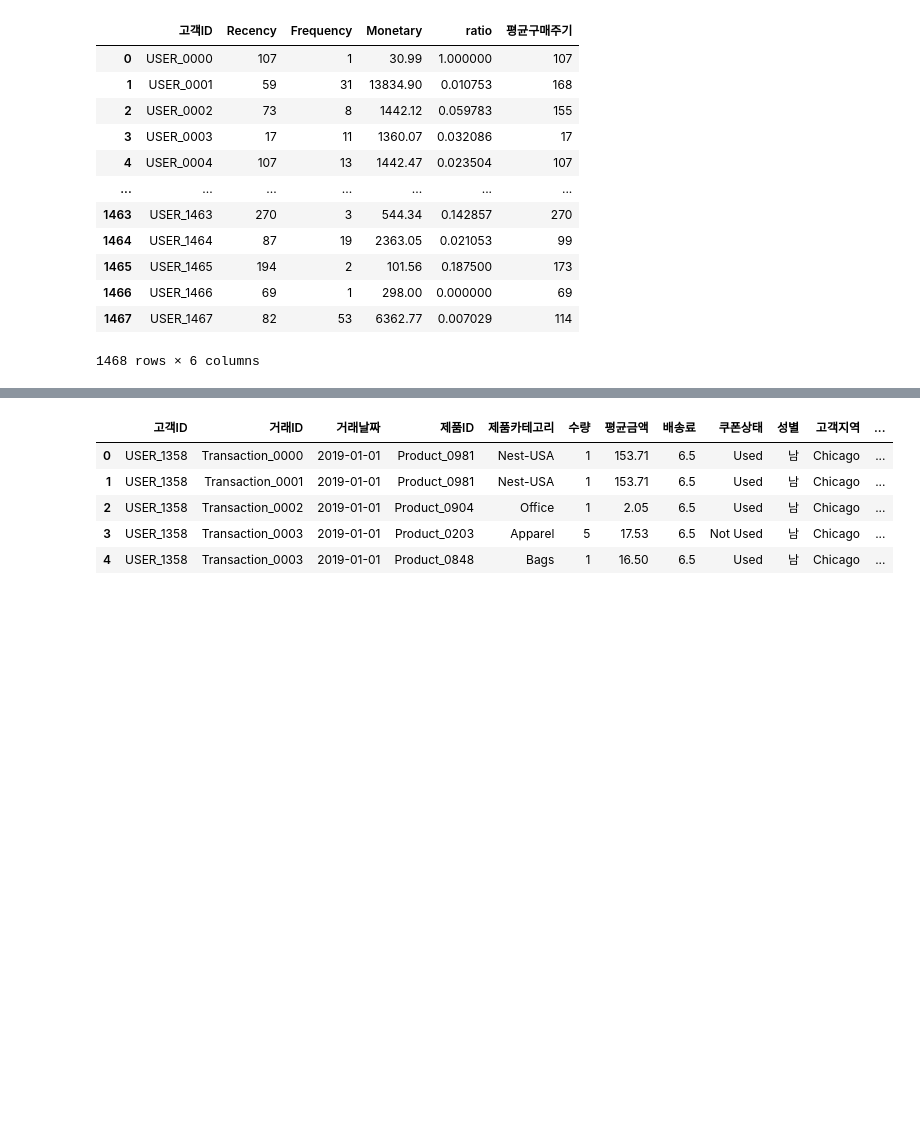
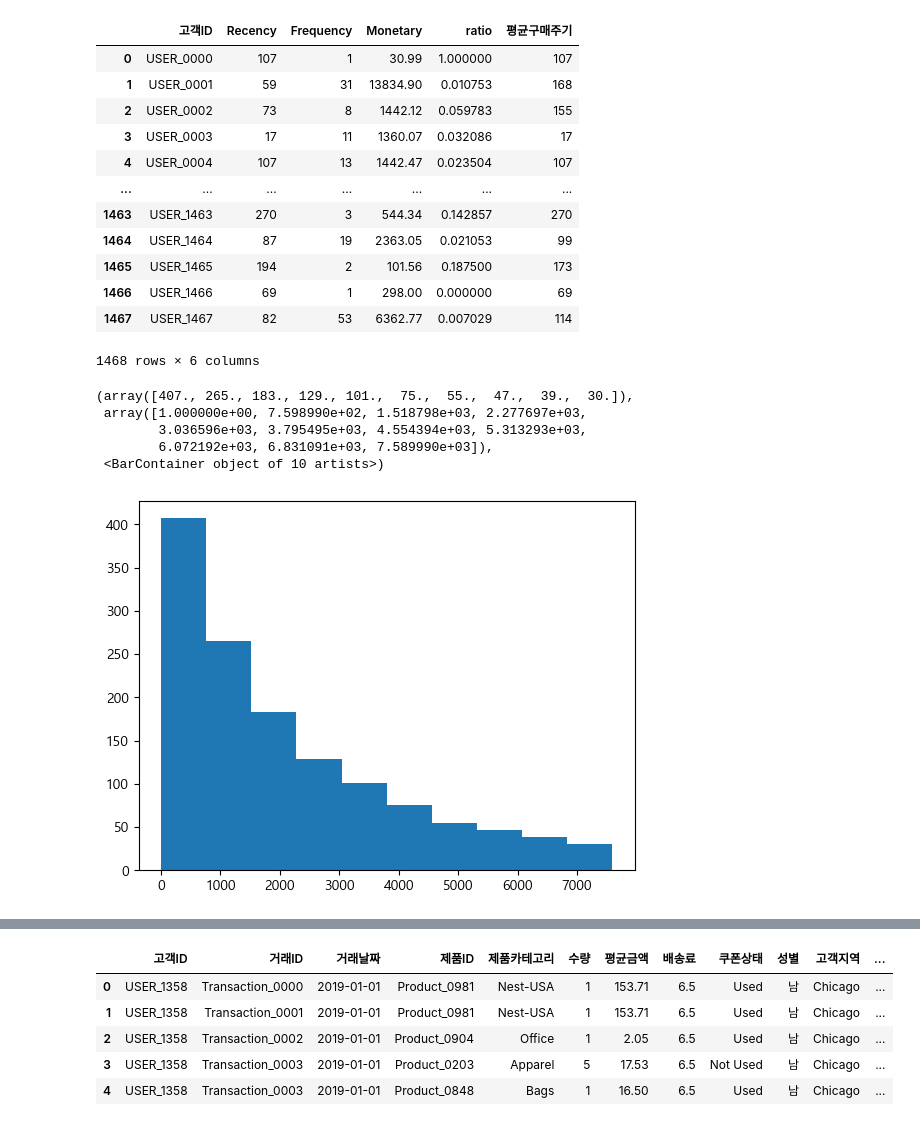
Before and after one commit to ColorConeHead/final_project, a Jupyter notebook: merge.ipynb, the cells around one changed output, grey strips where cells are left out. Cells and saved outputs as stored; diff of their text form; code cells hidden in the pictures; blank space fills up the shorter version.

```diff
--- a/merge.ipynb
+++ b/merge.ipynb
@@ -212,3 +212,12 @@ rfm
 | 1466 | USER_1466 | 69 | 1 | 298.00 | 0.000000 | 69 |
 | 1467 | USER_1467 | 82 | 53 | 6362.77 | 0.007029 | 114 |
 1468 rows × 6 columns
+# %%
+plt.hist(rfm[rfm['Monetary'] <= 7600]['Monetary'])
+# %% [output]
+(array([407., 265., 183., 129., 101.,  75.,  55.,  47.,  39.,  30.]),
+ array([1.000000e+00, 7.598990e+02, 1.518798e+03, 2.277697e+03,
+        3.036596e+03, 3.795495e+03, 4.554394e+03, 5.313293e+03,
+        6.072192e+03, 6.831091e+03, 7.589990e+03]),
+ <BarContainer object of 10 artists>)
+[figure, added]
```
Also changed, not shown: parts of 26 cells of this notebook, 2 other files.
